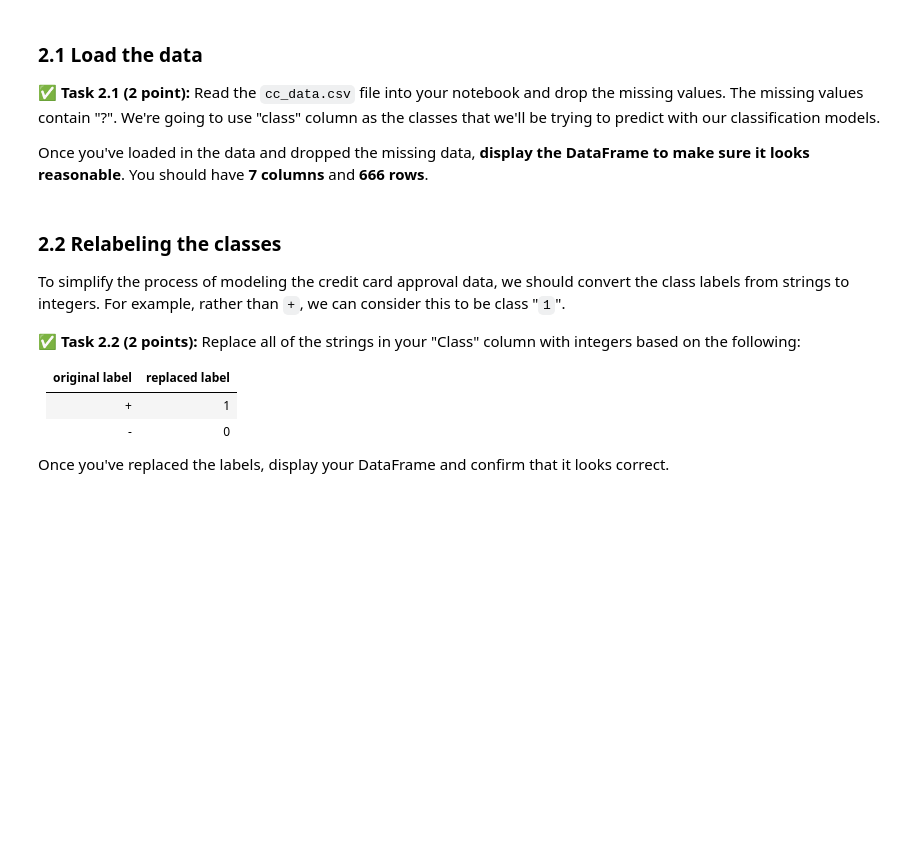
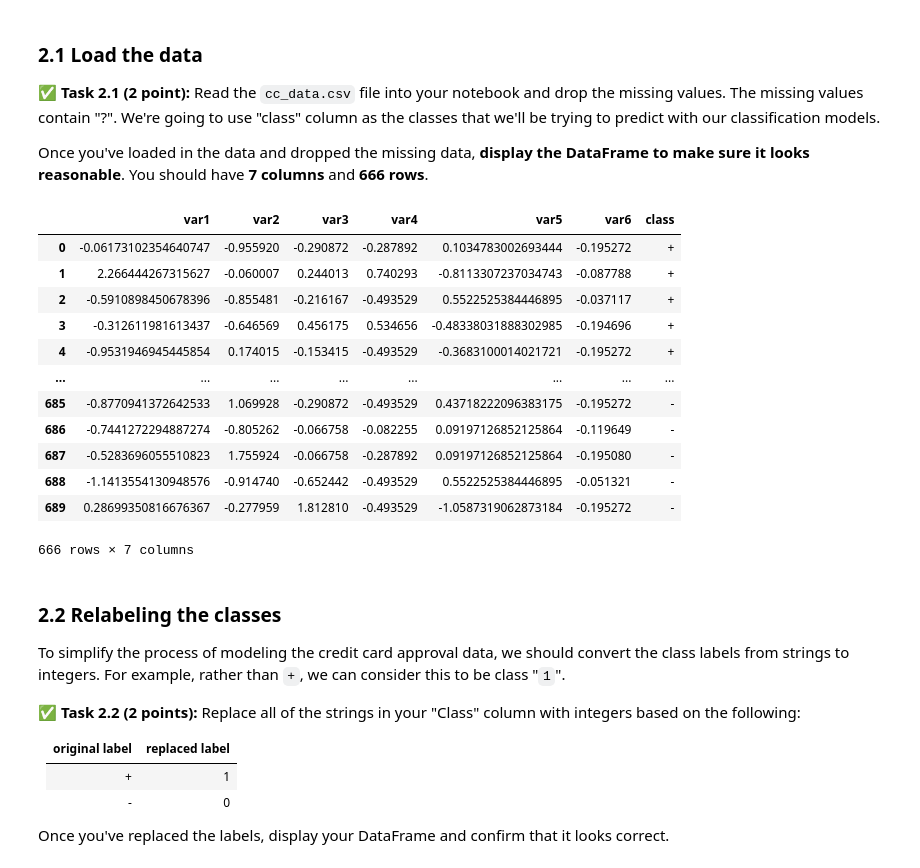
Before and after one commit to rags45/CMSE202-f23-turnin, a Jupyter notebook: hw-04/HW-04_PerceptronSVMandPCA-STUDENT.ipynb, the cells around one changed output. Cells and saved outputs as stored; diff of their text form; code cells hidden in the pictures; blank space fills up the shorter version.

```diff
--- a/hw-04/HW-04_PerceptronSVMandPCA-STUDENT.ipynb
+++ b/hw-04/HW-04_PerceptronSVMandPCA-STUDENT.ipynb
@@ -90,3 +89,23 @@ Once you've loaded in the data and dropped the missing data, **display the DataF
+# %%
+# Put your code here
+
+data = pd.read_csv('cc_data.csv', delimiter=',')
+data = df.replace('?', pd.NA).dropna()
+data
+# %% [output]
+|  | var1 | var2 | var3 | var4 | var5 | var6 | class |
+| 0 | -0.06173102354640747 | -0.955920 | -0.290872 | -0.287892 | 0.1034783002693444 | -0.195272 | + |
+| 1 | 2.266444267315627 | -0.060007 | 0.244013 | 0.740293 | -0.8113307237034743 | -0.087788 | + |
+| 2 | -0.5910898450678396 | -0.855481 | -0.216167 | -0.493529 | 0.5522525384446895 | -0.037117 | + |
+| 3 | -0.312611981613437 | -0.646569 | 0.456175 | 0.534656 | -0.48338031888302985 | -0.194696 | + |
+| 4 | -0.9531946945445854 | 0.174015 | -0.153415 | -0.493529 | -0.3683100014021721 | -0.195272 | + |
+| ... | ... | ... | ... | ... | ... | ... | ... |
+| 685 | -0.8770941372642533 | 1.069928 | -0.290872 | -0.493529 | 0.43718222096383175 | -0.195272 | - |
+| 686 | -0.7441272294887274 | -0.805262 | -0.066758 | -0.082255 | 0.09197126852125864 | -0.119649 | - |
+| 687 | -0.5283696055510823 | 1.755924 | -0.066758 | -0.287892 | 0.09197126852125864 | -0.195080 | - |
+| 688 | -1.1413554130948576 | -0.914740 | -0.652442 | -0.493529 | 0.5522525384446895 | -0.051321 | - |
+| 689 | 0.28699350816676367 | -0.277959 | 1.812810 | -0.493529 | -1.0587319062873184 | -0.195272 | - |
+666 rows × 7 columns
 # %% [markdown]
 ### 2.2 Relabeling the classes
 
```
Also changed, not shown: parts of 8 cells of this notebook.
